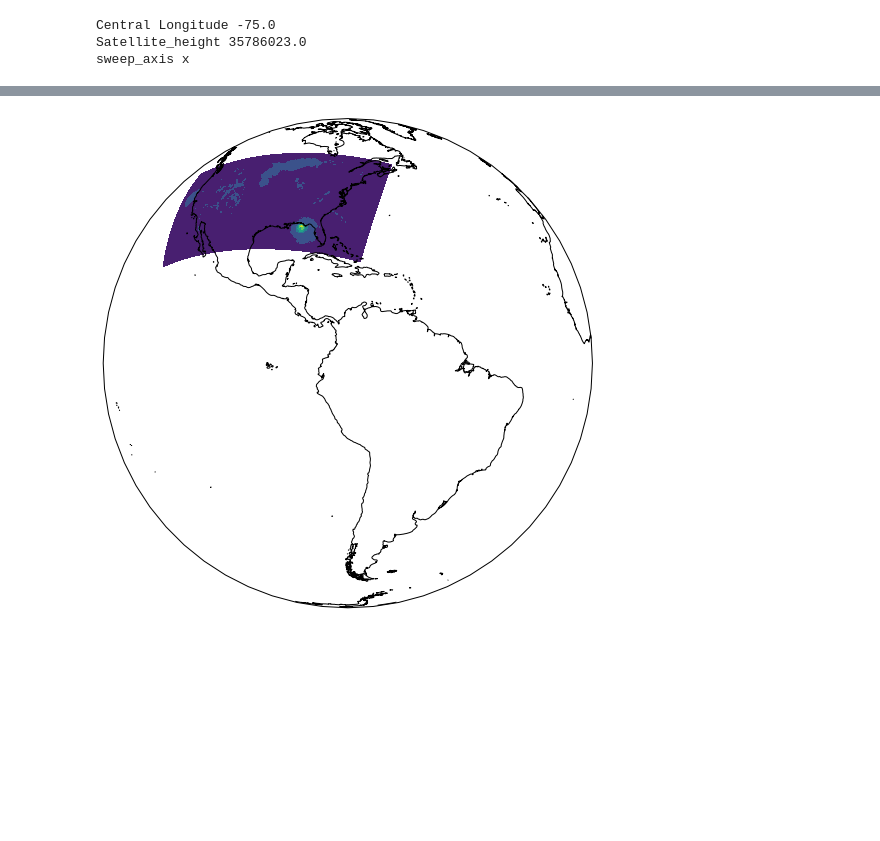
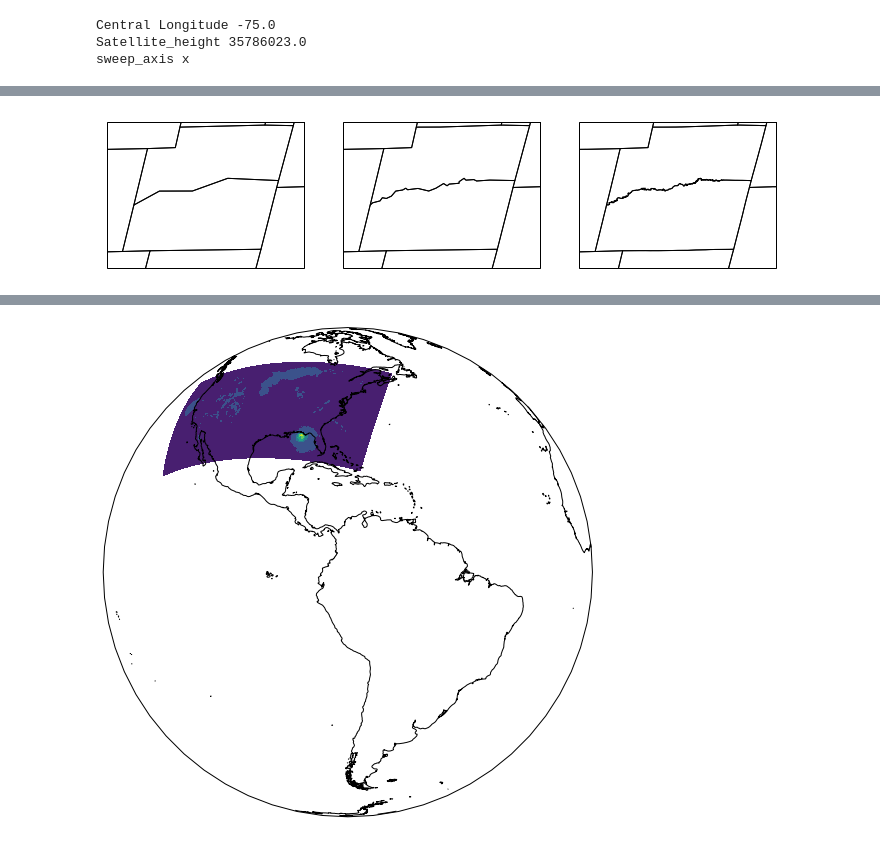
Before and after one commit to blaylockbk/pyBKB_v3, a Jupyter notebook: BB_maps/cartopy_tutorial.ipynb, the cells around one changed output, grey strips where cells are left out. Drawn from its saved outputs; the diff is of its cells as text; code cells hidden in the pictures; blank space fills up the shorter version.

```diff
--- a/BB_maps/cartopy_tutorial.ipynb
+++ b/BB_maps/cartopy_tutorial.ipynb
@@ -136 +181,12 @@ red = np.load('./data/GOES_ABI_20181010-1438_C02.npy').item()
+# %%
+fig = plt.figure(figsize=(12, 9))
+ax1 = fig.add_subplot(1, 3, 1, projection=GOES16_proj)
+ax2 = fig.add_subplot(1, 3, 2, projection=GOES16_proj)
+ax3 = fig.add_subplot(1, 3, 3, projection=GOES16_proj)
+
+for scale, axis in zip(['20m', '5m', '500k'], [ax1, ax2, ax3]):
+    axis.set_extent([270.25, 270.9, 38.15, 38.75], ccrs.Geodetic())
+    axis.add_feature(USCOUNTIES.with_scale(scale), edgecolor='black')
+# %% [output]
+[figure, added]
 # %%
```
Also changed, not shown: parts of 34 cells of this notebook, 5 other files.
